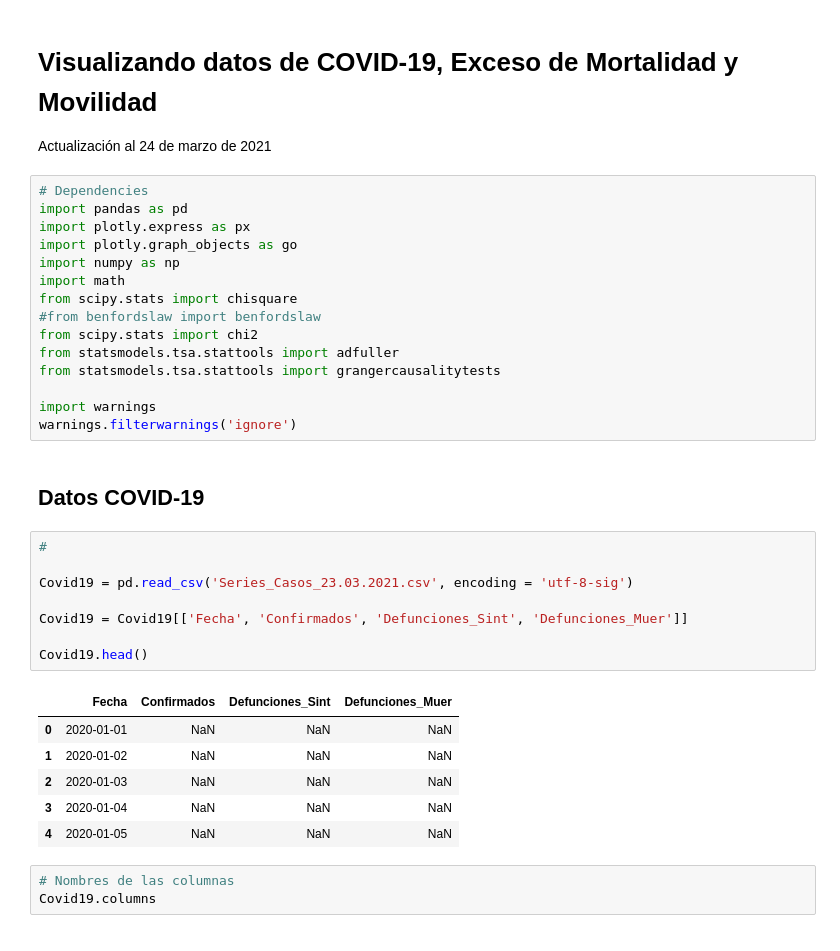
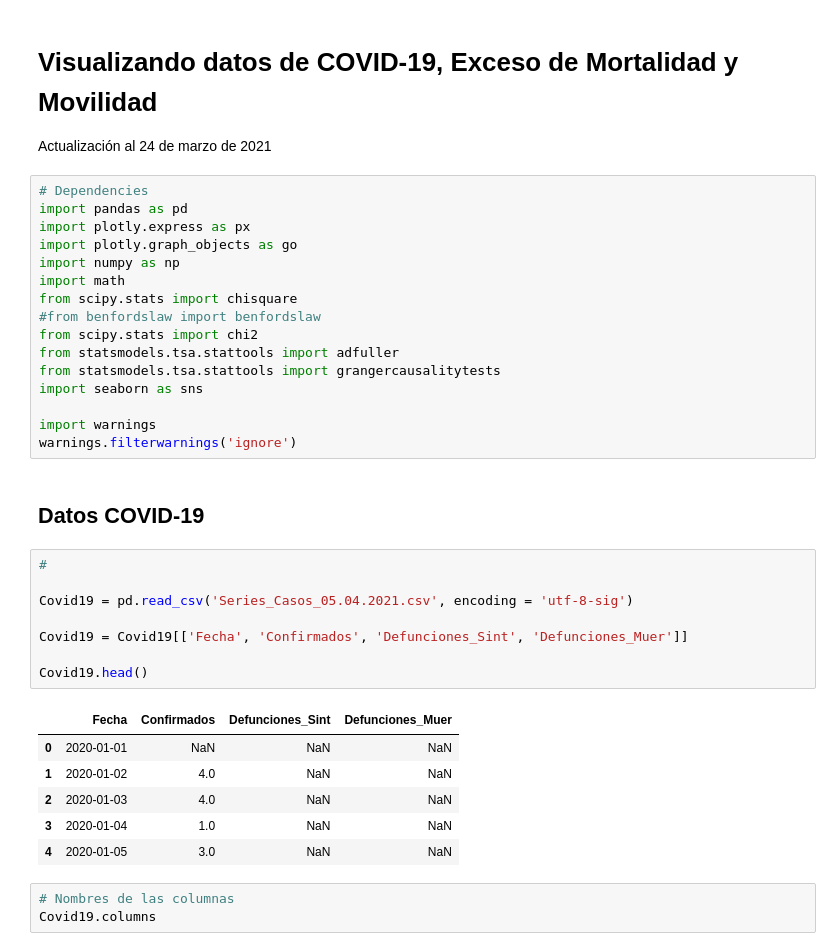
Before and after one commit to benjov/Paper-Covid-2020, a Jupyter notebook: Consolidado_Estadistica_Covid19_Mortalidad_Mobility.ipynb, the cells around one changed output. Saved outputs shown, nothing was run; the diff lists cells and outputs as text.

```diff
--- a/Consolidado_Estadistica_Covid19_Mortalidad_Mobility.ipynb
+++ b/Consolidado_Estadistica_Covid19_Mortalidad_Mobility.ipynb
@@ -14,6 +14,7 @@ from scipy.stats import chisquare
 from scipy.stats import chi2
 from statsmodels.tsa.stattools import adfuller
 from statsmodels.tsa.stattools import grangercausalitytests
+import seaborn as sns
 
 import warnings
 warnings.filterwarnings('ignore')
@@ -22,18 +23,18 @@ warnings.filterwarnings('ignore')
 # %%
 #
 
-Covid19 = pd.read_csv('Series_Casos_23.03.2021.csv', encoding = 'utf-8-sig')
+Covid19 = pd.read_csv('Series_Casos_05.04.2021.csv', encoding = 'utf-8-sig')
 
 Covid19 = Covid19[['Fecha', 'Confirmados', 'Defunciones_Sint', 'Defunciones_Muer']]
 
 Covid19.head()
 # %% [output]
 |  | Fecha | Confirmados | Defunciones_Sint | Defunciones_Muer |
 | 0 | 2020-01-01 | NaN | NaN | NaN |
-| 1 | 2020-01-02 | NaN | NaN | NaN |
-| 2 | 2020-01-03 | NaN | NaN | NaN |
-| 3 | 2020-01-04 | NaN | NaN | NaN |
-| 4 | 2020-01-05 | NaN | NaN | NaN |
+| 1 | 2020-01-02 | 4.0 | NaN | NaN |
+| 2 | 2020-01-03 | 4.0 | NaN | NaN |
+| 3 | 2020-01-04 | 1.0 | NaN | NaN |
+| 4 | 2020-01-05 | 3.0 | NaN | NaN |
 # %%
 # Nombres de las columnas
 Covid19.columns
```
Also changed, not shown: parts of 6 cells of this notebook, 1 other file.
